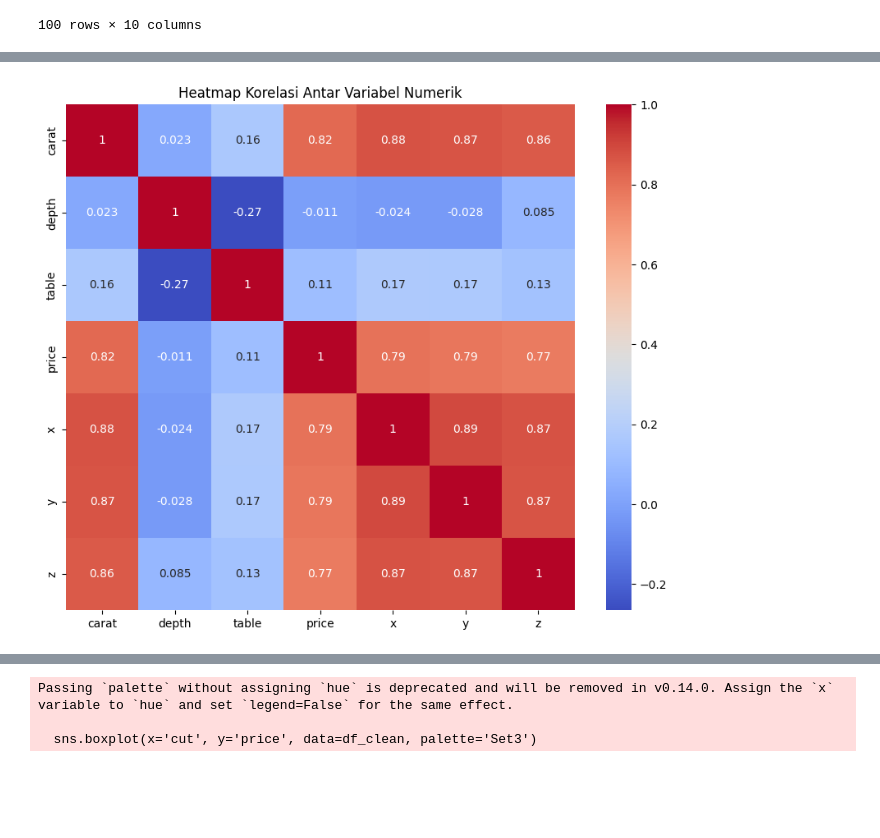
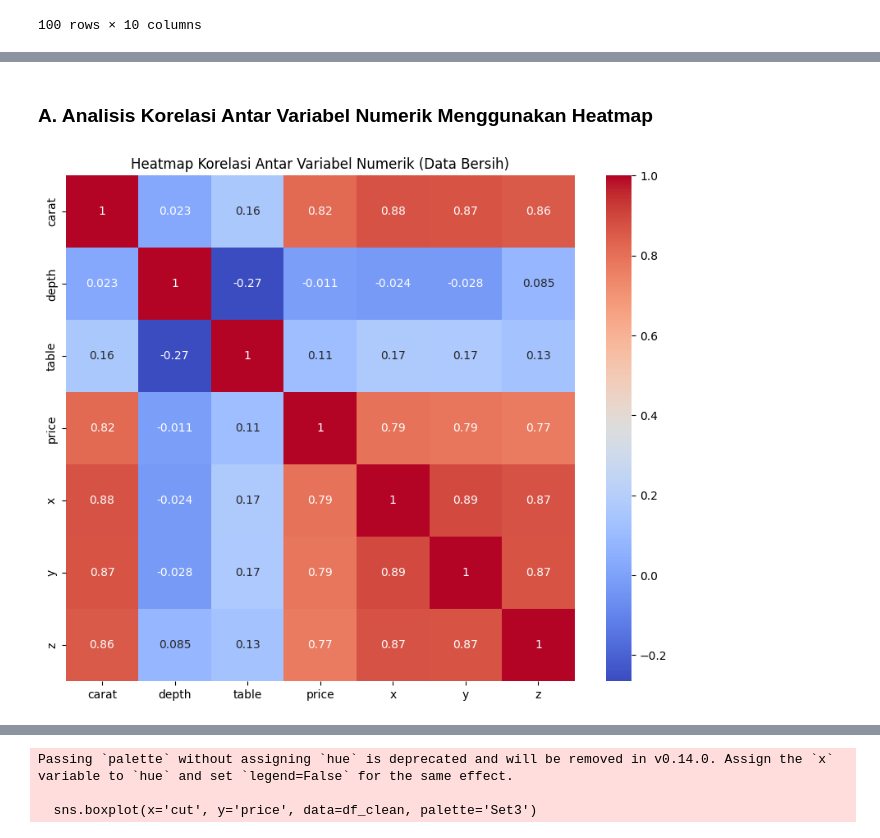
Before and after one commit to LatiefDataVisionary/eda-college-task, a Jupyter notebook: Tugas_EDA_week_8.ipynb, the cells around one changed output, grey strips where cells are left out. Drawn from its saved outputs; the diff is of its cells as text; code cells hidden in the pictures; blank space fills up the shorter version.

```diff
--- a/Tugas_EDA_week_8.ipynb
+++ b/Tugas_EDA_week_8.ipynb
@@ -400,15 +467,17 @@ df_clean.head(100)
+# %% [markdown]
+### **A. Analisis Korelasi Antar Variabel Numerik Menggunakan Heatmap**
 # %%
 # Pilih hanya kolom numerik untuk heatmap
 numeric_columns = ['carat', 'depth', 'table', 'price', 'x', 'y', 'z']
 correlation = df_clean[numeric_columns].corr()
 
 # Buat heatmap
 plt.figure(figsize=(10, 8))
 sns.heatmap(correlation, annot=True, cmap='coolwarm')
-plt.title("Heatmap Korelasi Antar Variabel Numerik")
+plt.title("Heatmap Korelasi Antar Variabel Numerik (Data Bersih)")
 plt.show()
 # %% [output]
-[figure, old version]
+[figure, new version]
 # %% [markdown]
 ## Penjelasan Output
 **Tujuan Penggunaan Kode** :
```
Also changed, not shown: parts of 53 cells of this notebook.
